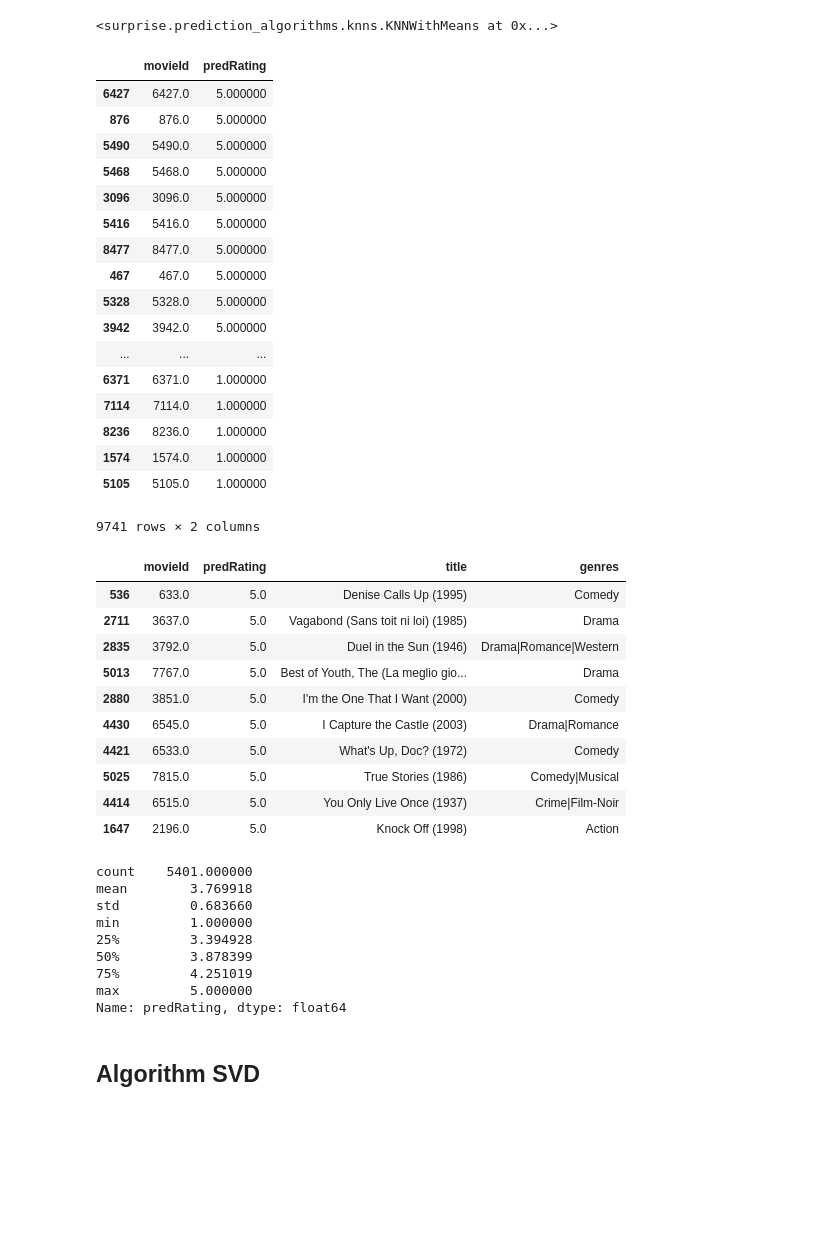
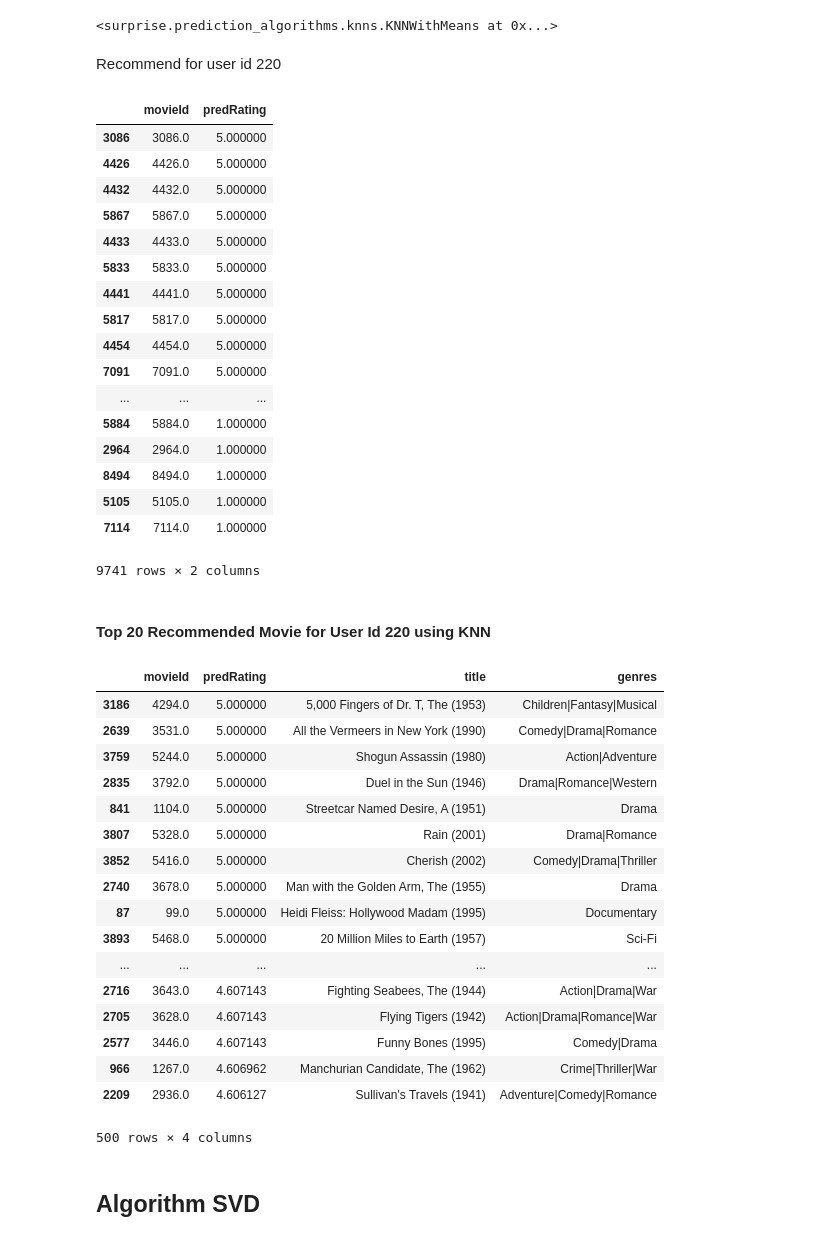
Before and after one commit to okkyadhi/Marketing-Analytics, a Jupyter notebook: Collaborative Filtering.ipynb, the cells around one changed output. Drawn from its saved outputs; the diff is of its cells as text; code cells hidden in the pictures; blank space fills up the shorter version.

```diff
--- a/Collaborative Filtering.ipynb
+++ b/Collaborative Filtering.ipynb
@@ -77,57 +84,56 @@ Done computing similarity matrix.
 pred = pd.DataFrame()
 # pred['movie'] =
 # pred
+# %% [markdown]
+Recommend for user id 220
 # %%
 for i in range(1,len(df_movie)):
     pred.set_value(i,'movieId',i)
-    pred.set_value(i,'predRating',algo.predict(220,i).est)
+    pred.set_value(i,'predRating',algo.predict(9999,i).est)
 # %%
 pred.sort_values('predRating',ascending=False)
 # %% [output]
 |  | movieId | predRating |
-| 6427 | 6427.0 | 5.000000 |
-| 876 | 876.0 | 5.000000 |
-| 5490 | 5490.0 | 5.000000 |
-| 5468 | 5468.0 | 5.000000 |
-| 3096 | 3096.0 | 5.000000 |
-| 5416 | 5416.0 | 5.000000 |
-| 8477 | 8477.0 | 5.000000 |
-| 467 | 467.0 | 5.000000 |
-| 5328 | 5328.0 | 5.000000 |
-| 3942 | 3942.0 | 5.000000 |
+| 3086 | 3086.0 | 5.000000 |
+| 4426 | 4426.0 | 5.000000 |
+| 4432 | 4432.0 | 5.000000 |
+| 5867 | 5867.0 | 5.000000 |
+| 4433 | 4433.0 | 5.000000 |
+| 5833 | 5833.0 | 5.000000 |
+| 4441 | 4441.0 | 5.000000 |
+| 5817 | 5817.0 | 5.000000 |
+| 4454 | 4454.0 | 5.000000 |
+| 7091 | 7091.0 | 5.000000 |
 | ... | ... | ... |
-| 6371 | 6371.0 | 1.000000 |
+| 5884 | 5884.0 | 1.000000 |
+| 2964 | 2964.0 | 1.000000 |
+| 8494 | 8494.0 | 1.000000 |
+| 5105 | 5105.0 | 1.000000 |
 | 7114 | 7114.0 | 1.000000 |
-| 8236 | 8236.0 | 1.000000 |
-| 1574 | 1574.0 | 1.000000 |
-| 5105 | 5105.0 | 1.000000 |
 9741 rows × 2 columns
+# %% [markdown]
+#### Top 20 Recommended Movie for User Id 220 using KNN
 # %%
 final_pred = pd.merge(left=pred,right=df_movie, left_on='movieId', right_on='movieId')
-final_pred.sort_values('predRating',ascending=False).head(10)
+final_pred.sort_values('predRating',ascending=False).head(500)
 # %% [output]
 |  | movieId | predRating | title | genres |
-| 536 | 633.0 | 5.0 | Denise Calls Up (1995) | Comedy |
-| 2711 | 3637.0 | 5.0 | Vagabond (Sans toit ni loi) (1985) | Drama |
-| 2835 | 3792.0 | 5.0 | Duel in the Sun (1946) | Drama|Romance|Western |
-| 5013 | 7767.0 | 5.0 | Best of Youth, The (La meglio gio... | Drama |
-| 2880 | 3851.0 | 5.0 | I'm the One That I Want (2000) | Comedy |
-| 4430 | 6545.0 | 5.0 | I Capture the Castle (2003) | Drama|Romance |
-| 4421 | 6533.0 | 5.0 | What's Up, Doc? (1972) | Comedy |
-| 5025 | 7815.0 | 5.0 | True Stories (1986) | Comedy|Musical |
-| 4414 | 6515.0 | 5.0 | You Only Live Once (1937) | Crime|Film-Noir |
-| 1647 | 2196.0 | 5.0 | Knock Off (1998) | Action |
+| 3186 | 4294.0 | 5.000000 | 5,000 Fingers of Dr. T, The (1953) | Children|Fantasy|Musical |
+| 2639 | 3531.0 | 5.000000 | All the Vermeers in New York (1990) | Comedy|Drama|Romance |
+| 3759 | 5244.0 | 5.000000 | Shogun Assassin (1980) | Action|Adventure |
+| 2835 | 3792.0 | 5.000000 | Duel in the Sun (1946) | Drama|Romance|Western |
+| 841 | 1104.0 | 5.000000 | Streetcar Named Desire, A (1951) | Drama |
+| 3807 | 5328.0 | 5.000000 | Rain (2001) | Drama|Romance |
+| 3852 | 5416.0 | 5.000000 | Cherish (2002) | Comedy|Drama|Thriller |
+| 2740 | 3678.0 | 5.000000 | Man with the Golden Arm, The (1955) | Drama |
+| 87 | 99.0 | 5.000000 | Heidi Fleiss: Hollywood Madam (1995) | Documentary |
+| 3893 | 5468.0 | 5.000000 | 20 Million Miles to Earth (1957) | Sci-Fi |
+| ... | ... | ... | ... | ... |
+| 2716 | 3643.0 | 4.607143 | Fighting Seabees, The (1944) | Action|Drama|War |
+| 2705 | 3628.0 | 4.607143 | Flying Tigers (1942) | Action|Drama|Romance|War |
+| 2577 | 3446.0 | 4.607143 | Funny Bones (1995) | Comedy|Drama |
+| 966 | 1267.0 | 4.606962 | Manchurian Candidate, The (1962) | Crime|Thriller|War |
+| 2209 | 2936.0 | 4.606127 | Sullivan's Travels (1941) | Adventure|Comedy|Romance |
+500 rows × 4 columns
-# %%
-final_pred.predRating.describe()
-# %% [output]
-count    5401.000000
-mean        3.769918
-std         0.683660
-min         1.000000
-25%         3.394928
-50%         3.878399
-75%         4.251019
-max         5.000000
-Name: predRating, dtype: float64
 # %% [markdown]
 ## Algorithm SVD
```
Also changed, not shown: parts of 20 cells of this notebook, 2 other files.
